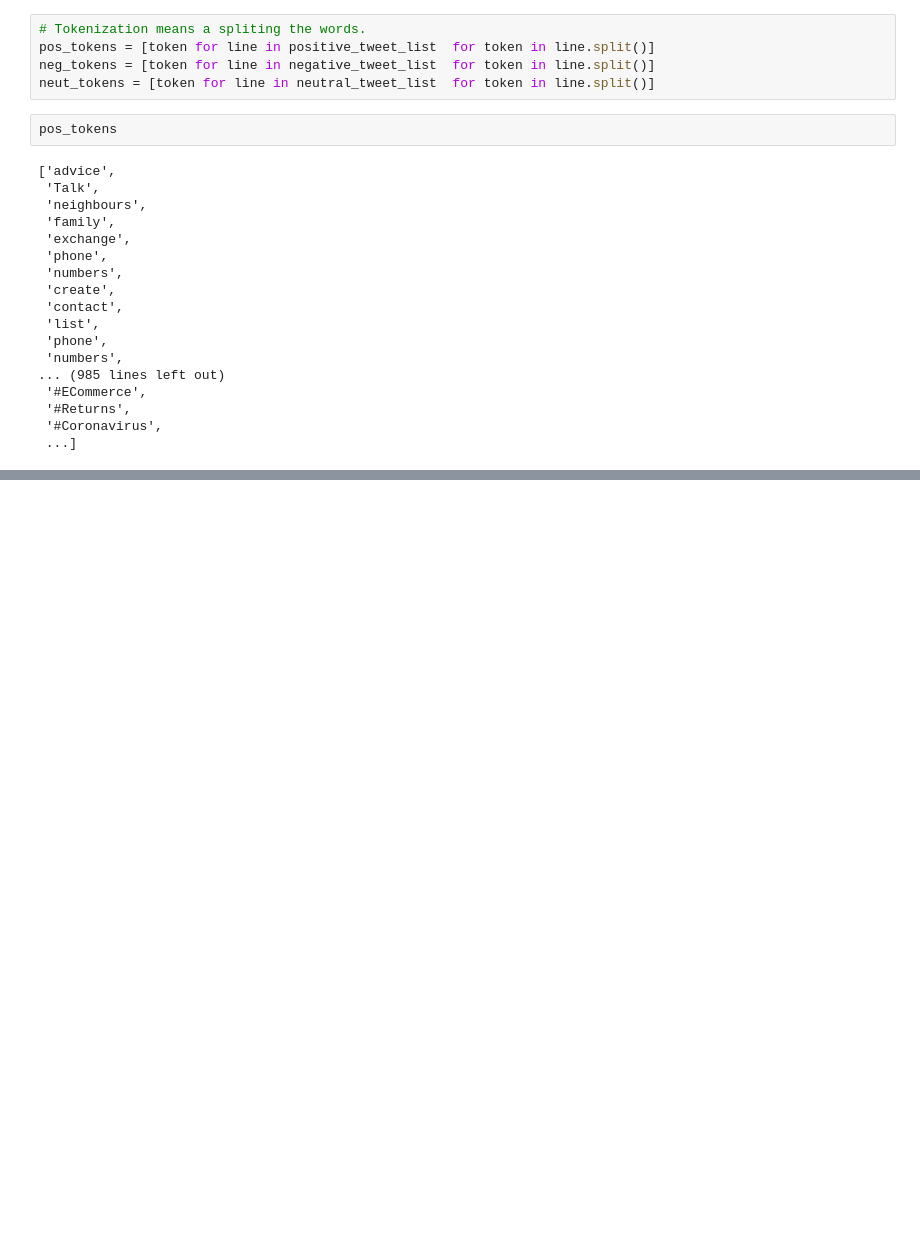
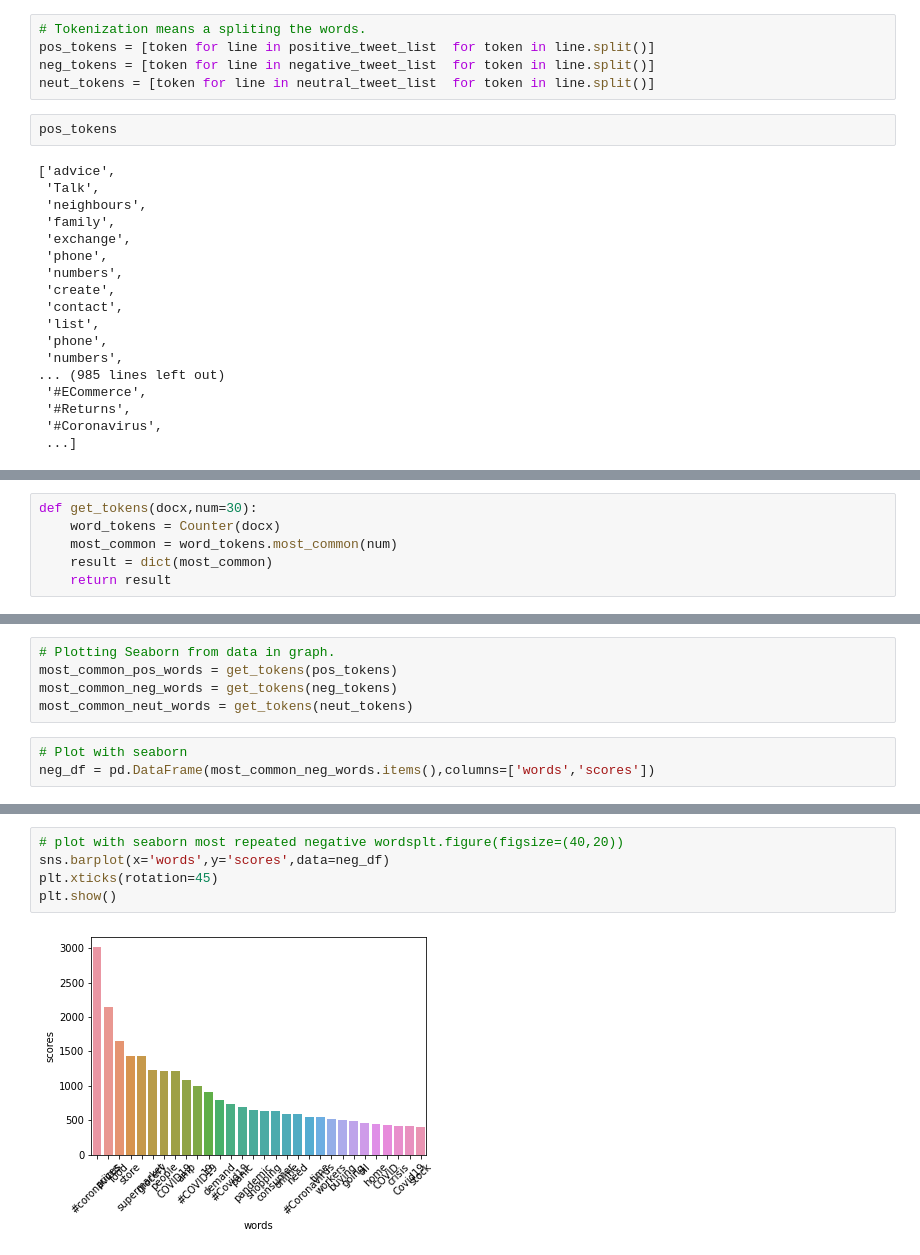
Before and after one commit to deepali2062/-Sentiment-Analysis-Predicting-sentiment-of-COVID-19-tweets, a Jupyter notebook: Copy_of_Copy_of_Coronavirus_Tweet_Sentiment_Analysis_Capstone_Project.ipynb, the cells around one changed output, grey strips where cells are left out. Cells and saved outputs as stored; diff of their text form; blank space fills up the shorter version.

```diff
--- a/Copy_of_Copy_of_Coronavirus_Tweet_Sentiment_Analysis_Capstone_Project.ipynb
+++ b/Copy_of_Copy_of_Coronavirus_Tweet_Sentiment_Analysis_Capstone_Project.ipynb
@@ -535,0 +539,6 @@ pos_tokens
+# %%
+def get_tokens(docx,num=30):
+    word_tokens = Counter(docx)
+    most_common = word_tokens.most_common(num)
+    result = dict(most_common)
+    return result
@@ -535,0 +595,8 @@ pos_tokens
+# %%
+# Plotting Seaborn from data in graph.
+most_common_pos_words = get_tokens(pos_tokens)
+most_common_neg_words = get_tokens(neg_tokens)
+most_common_neut_words = get_tokens(neut_tokens)
+# %%
+# Plot with seaborn
+neg_df = pd.DataFrame(most_common_neg_words.items(),columns=['words','scores'])
@@ -535,0 +623,7 @@ pos_tokens
+# %%
+# plot with seaborn most repeated negative wordsplt.figure(figsize=(40,20))
+sns.barplot(x='words',y='scores',data=neg_df)
+plt.xticks(rotation=45)
+plt.show()
+# %% [output]
+[figure, added]
```
Also changed, not shown: parts of 5 cells of this notebook.
